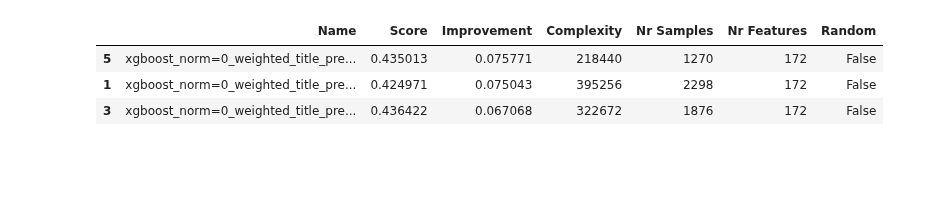
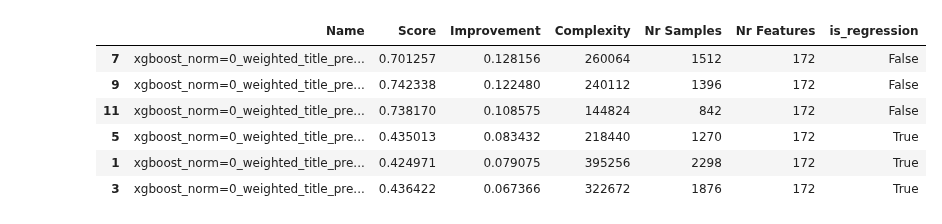
Before and after one commit to Hadjimina/Reddit_Morality_Analysis, a Jupyter notebook: feature_analysis/Jupiter Notebooks/Score Visualisation.ipynb, the cells around one changed output. Saved outputs shown, nothing was run; the diff lists cells and outputs as text; code cells hidden in the pictures; blank space fills up the shorter version.

```diff
--- a/feature_analysis/Jupiter Notebooks/Score Visualisation.ipynb
+++ b/feature_analysis/Jupiter Notebooks/Score Visualisation.ipynb
@@ -1,17 +1,21 @@
 # %%
 import matplotlib.pyplot as plt
 import numpy as np
 import pandas as pd
 
 df_scores = pd.read_csv("../output/model_comparisons.csv")
-df_scores = df_scores.loc[~df_scores["Random"]]
+df_scores = df_scores.loc[~df_scores["is_random"]]
+df_scores = df_scores.drop(columns=["is_random"])
 
 df_scores=df_scores.sort_values(by='Improvement', ascending=False)
 df_scores.head(10)
 #print(df_scores.head(10).to_string())
 # %% [output]
-|  | Name | Score | Improvement | Complexity | Nr Samples | Nr Features | Random |
-| 5 | xgboost_norm=0_weighted_title_pre... | 0.435013 | 0.075771 | 218440 | 1270 | 172 | False |
-| 1 | xgboost_norm=0_weighted_title_pre... | 0.424971 | 0.075043 | 395256 | 2298 | 172 | False |
-| 3 | xgboost_norm=0_weighted_title_pre... | 0.436422 | 0.067068 | 322672 | 1876 | 172 | False |
+|  | Name | Score | Improvement | Complexity | Nr Samples | Nr Features | is_regression |
+| 7 | xgboost_norm=0_weighted_title_pre... | 0.701257 | 0.128156 | 260064 | 1512 | 172 | False |
+| 9 | xgboost_norm=0_weighted_title_pre... | 0.742338 | 0.122480 | 240112 | 1396 | 172 | False |
+| 11 | xgboost_norm=0_weighted_title_pre... | 0.738170 | 0.108575 | 144824 | 842 | 172 | False |
+| 5 | xgboost_norm=0_weighted_title_pre... | 0.435013 | 0.083432 | 218440 | 1270 | 172 | True |
+| 1 | xgboost_norm=0_weighted_title_pre... | 0.424971 | 0.079075 | 395256 | 2298 | 172 | True |
+| 3 | xgboost_norm=0_weighted_title_pre... | 0.436422 | 0.067366 | 322672 | 1876 | 172 | True |
 # %%
```
Also changed, not shown: parts of 1 cell of this notebook, 1 other file.
